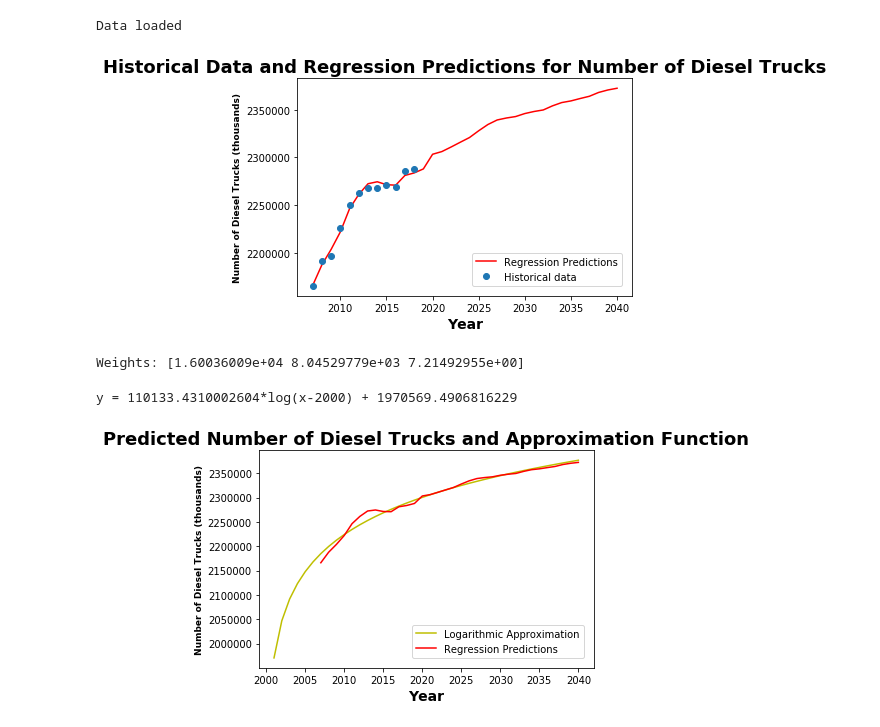
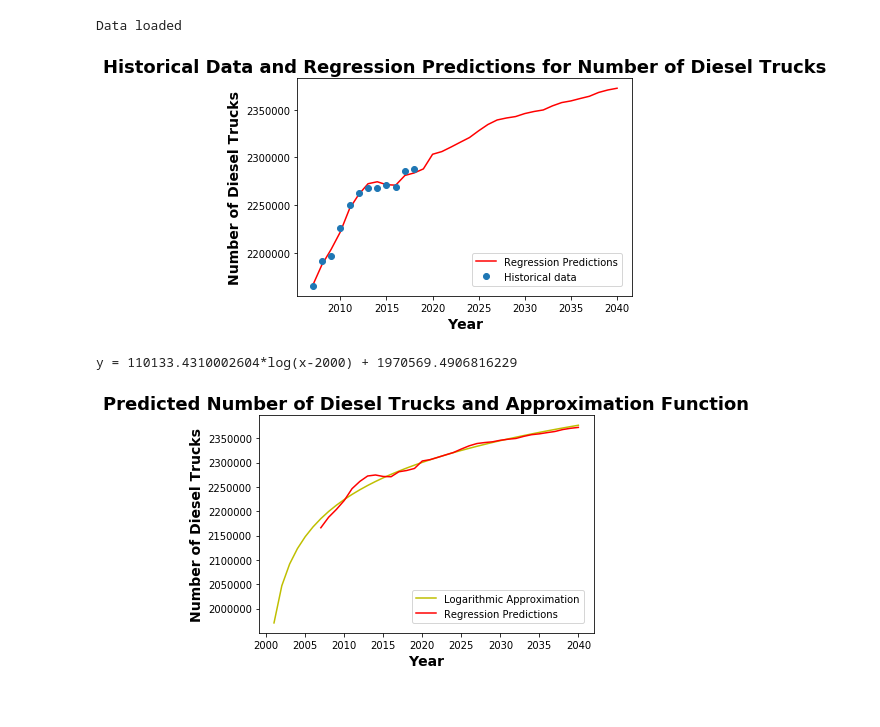
Before and after one commit to zhangtom54321/m3challenge, a Jupyter notebook: problem1/predict.ipynb, the cells around one changed output. Saved outputs shown, nothing was run; the diff lists cells and outputs as text; code cells hidden in the pictures.

```diff
--- a/problem1/predict.ipynb
+++ b/problem1/predict.ipynb
@@ -47,32 +47,30 @@ plt.plot(yr_encoded, encoded, "r", label="Regression Predictions")
 plt.plot(yr, labels, "o", label="Historical data")
 plt.legend(loc="lower right", borderaxespad=1)
 plt.xlabel("Year", weight="bold", size=14)
-plt.ylabel("Number of Diesel Trucks (thousands)", weight="bold", size=9)
+plt.ylabel("Number of Diesel Trucks", weight="bold", size=14)
 plt.title("Historical Data and Regression Predictions for Number of Diesel Trucks", weight="bold", size=18)
-plt.show()
-print("Weights:", autoencoder.coef_)
+plt.savefig('figures/figure1.png', bbox_inches='tight')
 # %% [output]
-[figure, old version]
+[figure, new version]
-Weights: [1.60036009e+04 8.04529779e+03 7.21492955e+00]
 # %%
 yr_encoded = [x-2000 for x in yr_encoded]
 a, b = np.polyfit(np.log(yr_encoded), encoded, 1)
 x = np.linspace(2001, 2040, 40)
 y = a*np.log(x-2000) + b
 print("y = " + str(a) + "*log(x-2000) + " + str(b))
 
 yr_encoded = [c+2000 for c in yr_encoded]
 
 plt.plot(x, y, 'y', label="Logarithmic Approximation")
 plt.plot(yr_encoded, encoded, 'r', label="Regression Predictions")
 plt.legend(loc="lower right", borderaxespad=1)
 plt.xlabel("Year", weight="bold", size=14)
-plt.ylabel("Number of Diesel Trucks (thousands)", weight="bold", size=9)
+plt.ylabel("Number of Diesel Trucks", weight="bold", size=14)
 plt.title("Predicted Number of Diesel Trucks and Approximation Function", weight="bold", size=18)
-plt.show()
+plt.savefig('figures/figure2.png', bbox_inches='tight')
 # %% [output]
 y = 110133.4310002604*log(x-2000) + 1970569.4906816229
-[figure, old version]
+[figure, new version]
 # %%
 num_electric = 0
 num_arr = []
```
Also changed, not shown: parts of 2 cells of this notebook, 8 other files.
